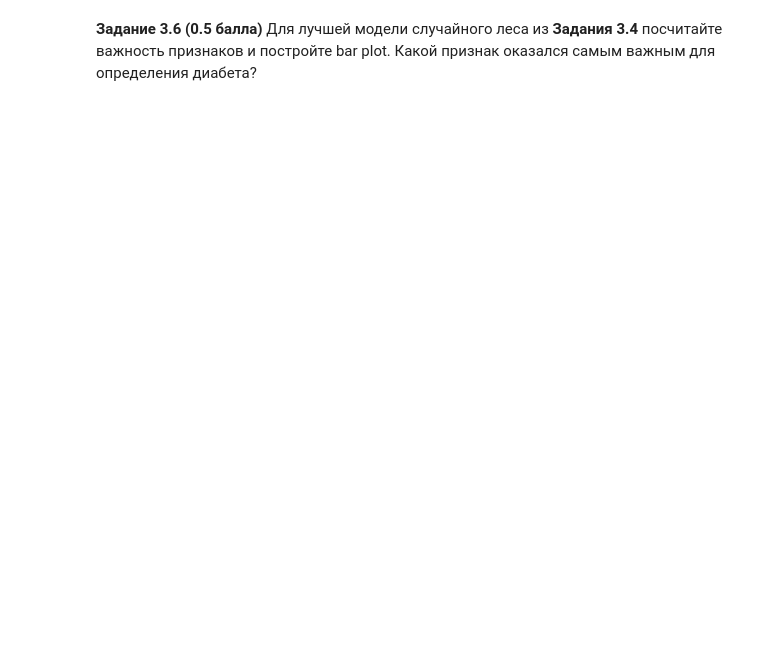
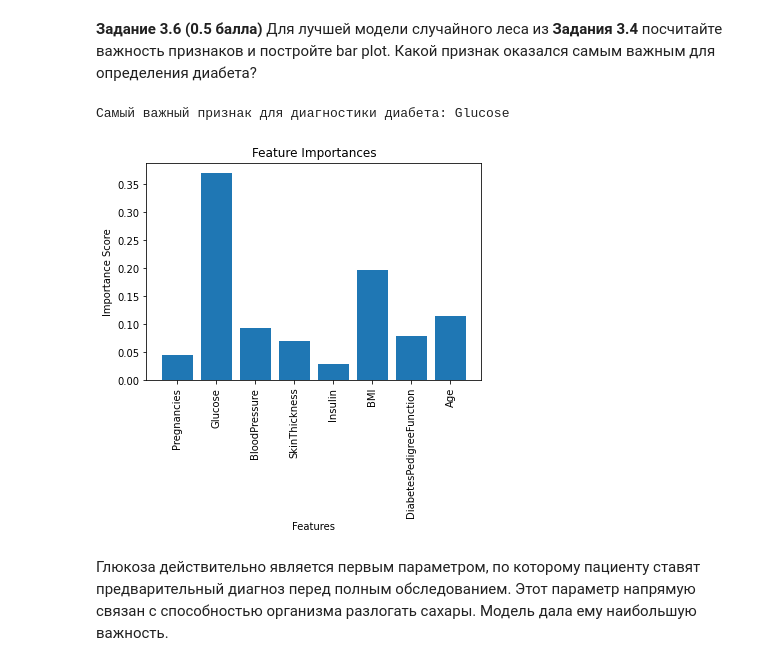
Before and after one commit to nazar-si/IDA, a Jupyter notebook: ML - Intro/hw07-trees-rf.ipynb, the cells around one changed output. Cells and saved outputs as stored; diff of their text form; code cells hidden in the pictures; blank space fills up the shorter version.

```diff
--- a/ML - Intro/hw07-trees-rf.ipynb
+++ b/ML - Intro/hw07-trees-rf.ipynb
@@ -386,0 +497,12 @@ plt.show()
+# %%
+
+tree = best["tree"]
+tree.fit(X_res, y_res)
+
+y_pred = tree.predict(X_test)
+y_true = y_test
+
+print(f"Accuracy: {accuracy_score(y_true, y_pred)}")
+print(f"Precision: {precision_score(y_true, y_pred)}")
+print(f"Recall: {recall_score(y_true, y_pred)}")
+print(f"AUC-ROC: {roc_auc_score(y_true, y_pred)}")
@@ -390,0 +518,11 @@ plt.show()
+# %%
+bag = BaggingClassifier(n_estimators=50)
+bag.fit(X_res, y_res)
+
+y_pred = bag.predict(X_test)
+y_true = y_test
+
+print(f"Accuracy: {accuracy_score(y_true, y_pred)}")
+print(f"Precision: {precision_score(y_true, y_pred)}")
+print(f"Recall: {recall_score(y_true, y_pred)}")
+print(f"AUC-ROC: {roc_auc_score(y_true, y_pred)}")
@@ -408,0 +603,16 @@ plt.show()
+# %%
+importances = estimator.feature_importances_
+plt.bar(data.columns[:-1], importances)
+plt.xticks(rotation=90)
+plt.ylabel('Importance Score')
+plt.xlabel('Features')
+plt.title('Feature Importances')
+
+# Identify the most important feature
+most_important_feature = data.columns[importances.argmax()]
+print('Самый важный признак для диагностики диабета:', most_important_feature)
+# %% [output]
+Самый важный признак для диагностики диабета: Glucose
+[figure, added]
+# %% [markdown]
+Глюкоза действительно является первым параметром, по которому пациенту ставят предварительный диагноз перед полным обследованием. Этот параметр напрямую связан с способностью организма разлогать сахары. Модель дала ему наибольшую важность.
```
Also changed, not shown: parts of 34 cells of this notebook, 4 other files.
